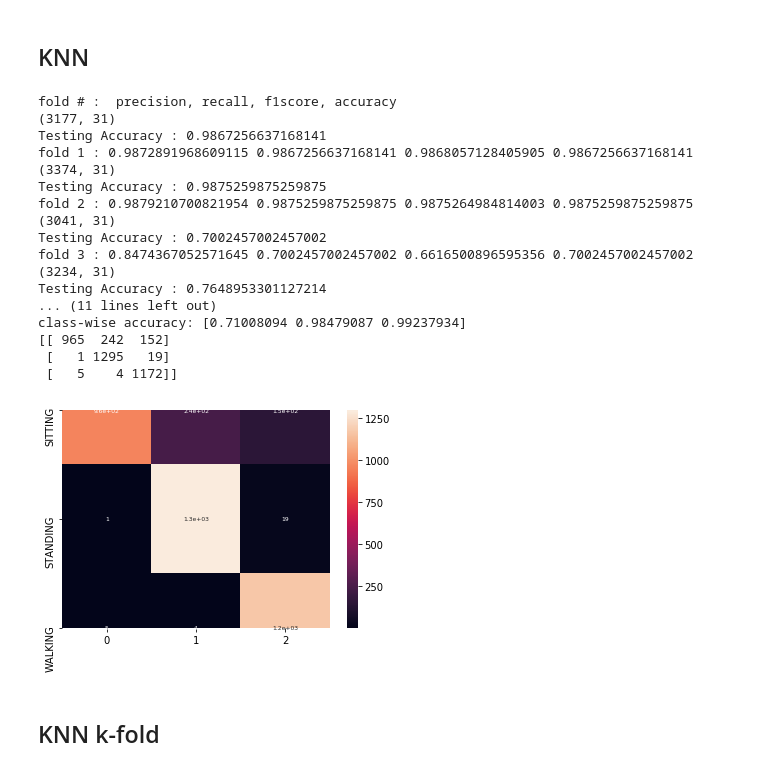
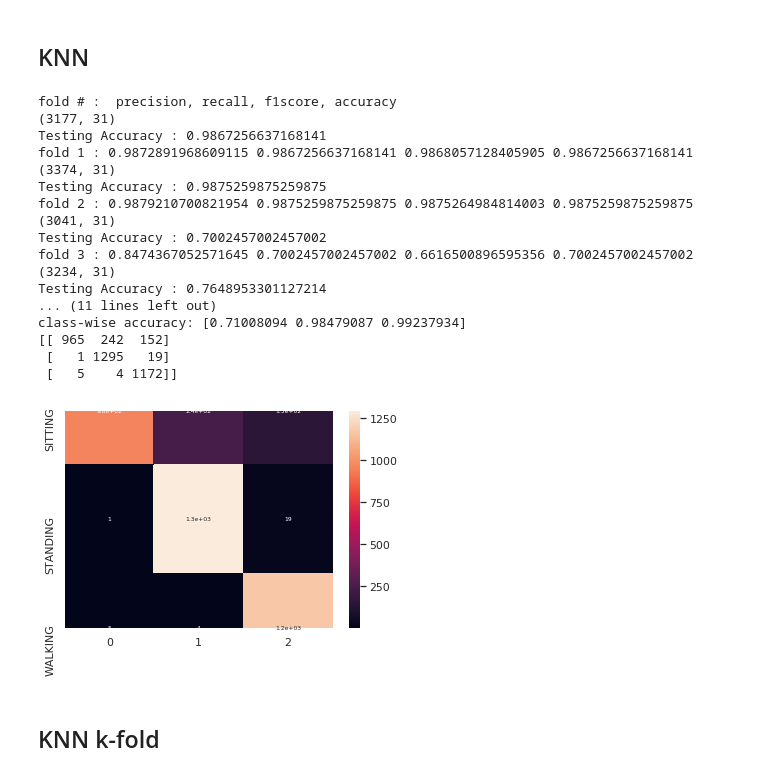
Before and after one commit to hasantarek2002/HAR, a Jupyter notebook: ML Code/human_activity_recognition_Classifier.ipynb, the cells around one changed output. Saved outputs shown, nothing was run; the diff lists cells and outputs as text; code cells hidden in the pictures.

```diff
--- a/ML Code/human_activity_recognition_Classifier.ipynb
+++ b/ML Code/human_activity_recognition_Classifier.ipynb
@@ -266,35 +269,35 @@ print('class-wise f1score:',class_f1)
 print('class-wise accuracy:',class_acc)
 
 print(cm_all.astype('int'))
 
 
 
 array = confusion_matrix(true_all, pred_all)
 df_cm = pd.DataFrame(array, range(n_class),range(n_class))
-#sn.set(font_scale=1)#for label size
+sn.set(font_scale=1)#for label size
 #sn.heatmap(df_cm, annot=True,annot_kws={"size": 8},yticklabels=('SITTING', 'STANDING', 'WALKING', 'WALKING_DOWNSTAIRS', 'WALKING_UPSTAIRS'))# font size
 sn.heatmap(df_cm, annot=True,annot_kws={"size": 6},yticklabels=('SITTING', 'STANDING', 'WALKING'))
 
 plt.show()
 # %% [output]
 fold # :  precision, recall, f1score, accuracy
 (3177, 31)
 Testing Accuracy : 0.9867256637168141
 fold 1 : 0.9872891968609115 0.9867256637168141 0.9868057128405905 0.9867256637168141
 (3374, 31)
 Testing Accuracy : 0.9875259875259875
 fold 2 : 0.9879210700821954 0.9875259875259875 0.9875264984814003 0.9875259875259875
 (3041, 31)
 Testing Accuracy : 0.7002457002457002
 fold 3 : 0.8474367052571645 0.7002457002457002 0.6616500896595356 0.7002457002457002
 (3234, 31)
 Testing Accuracy : 0.7648953301127214
 ... (11 lines left out)
 class-wise accuracy: [0.71008094 0.98479087 0.99237934]
 [[ 965  242  152]
  [   1 1295   19]
  [   5    4 1172]]
-[figure, old version]
+[figure, new version]
 # %% [markdown]
 ## KNN k-fold
 # %%
```
Also changed, not shown: parts of 13 cells of this notebook, 51 other files.
